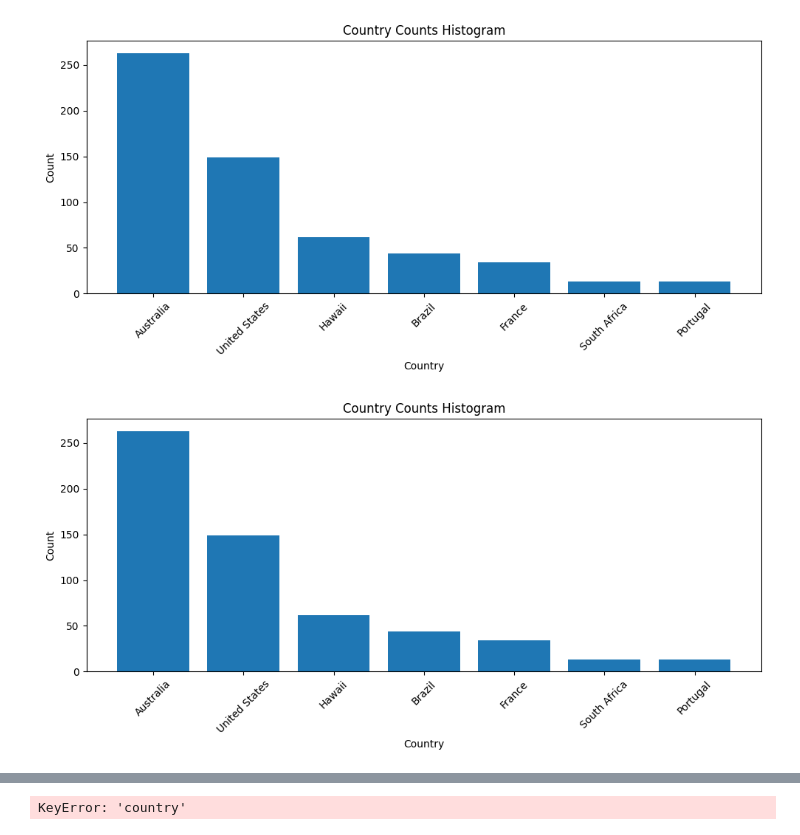
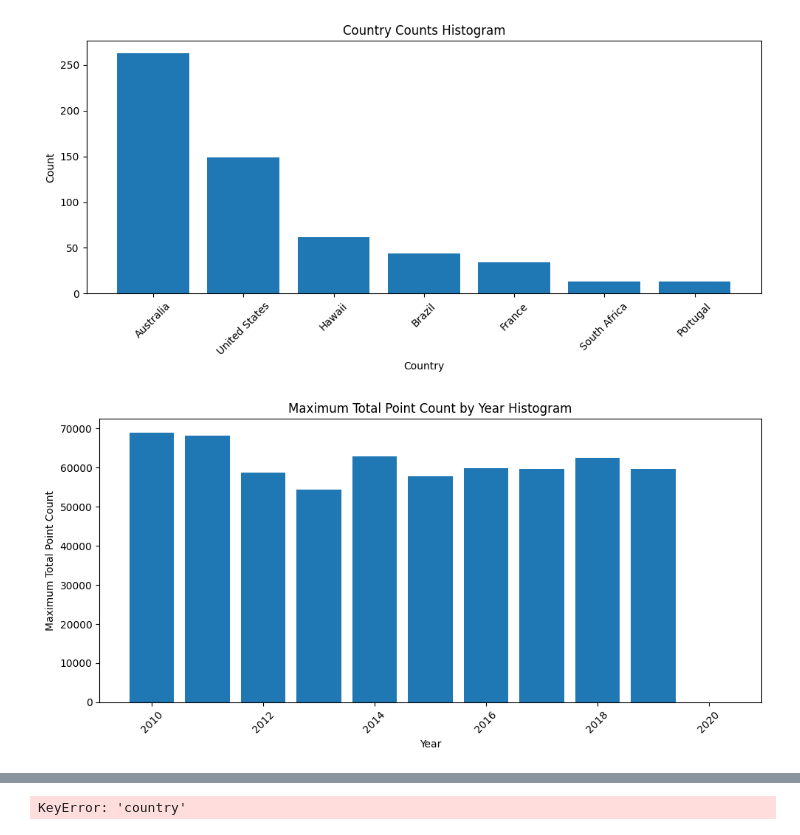
Before and after one commit to lucilleharrison/Data-Project, a Jupyter notebook: basic_pandas.ipynb, the cells around one changed output, grey strips where cells are left out. Drawn from its saved outputs; the diff is of its cells as text; code cells hidden in the pictures.

```diff
--- a/basic_pandas.ipynb
+++ b/basic_pandas.ipynb
@@ -219,24 +219,25 @@ plt.show()
 # %%
 import pandas as pd
 import matplotlib.pyplot as plt
 
 # Create a sample DataFrame (replace this with your actual data loading)
-surf_df = {"years/WSL mens championship tour 2010.xlsx"}
+surf_df = {'year': [2010, 2011, 2012, 2013, 2014, 2015, 2016, 2017, 2018, 2019, 2020, 2021, 2022],
+        'Total_Points': [69000, 68100, 58700, 54400, 62800, 57700, 59580, 59600, 62490, 597400, 0, 43400, 54690]}
 surf_df = pd.DataFrame(surfers)
 
-# Group and count the occurrences of each country
-country_counts = surf_df['country'].value_counts()
+# Group and aggregate maximum total point count for each year
+max_point_counts = surf_df.groupby('year')['Total Points'].max()
 
-# Plot a histogram of country counts
-plt.bar(country_counts.index, country_counts.values)
-plt.xlabel('Country')
-plt.ylabel('Count')
-plt.title('Country Counts Histogram')
-plt.xticks(rotation=45)  # Rotate x-axis labels for better visibility
-plt.tight_layout()  # Adjust layout to prevent label cutoff
+# Plot a histogram of maximum total point counts for each year
+plt.bar(max_point_counts.index, max_point_counts.values)
+plt.xlabel('Year')
+plt.ylabel('Maximum Total Point Count')
+plt.title('Maximum Total Point Count by Year Histogram')
+plt.xticks(rotation=45)
+plt.tight_layout()
 plt.show()
 # %% [output]
-[figure, old version]
+[figure, new version]
 # %%
 import pandas as pd
 import matplotlib.pyplot as plt
```
Also changed, not shown: parts of 3 cells of this notebook.
